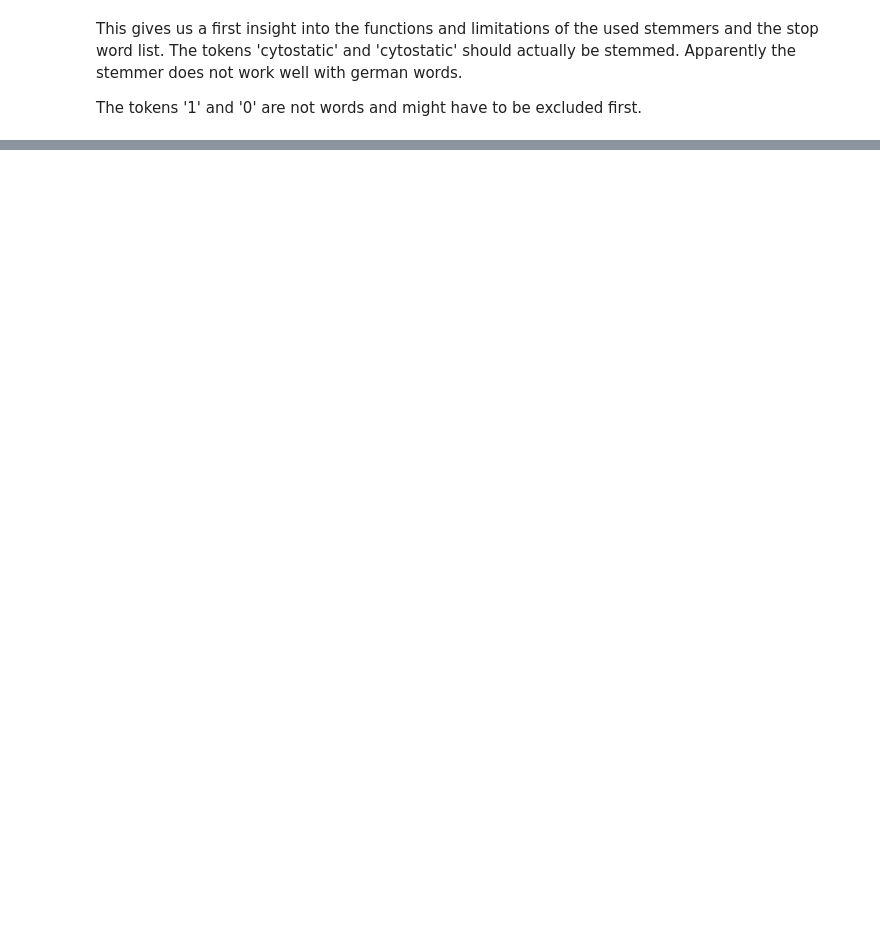
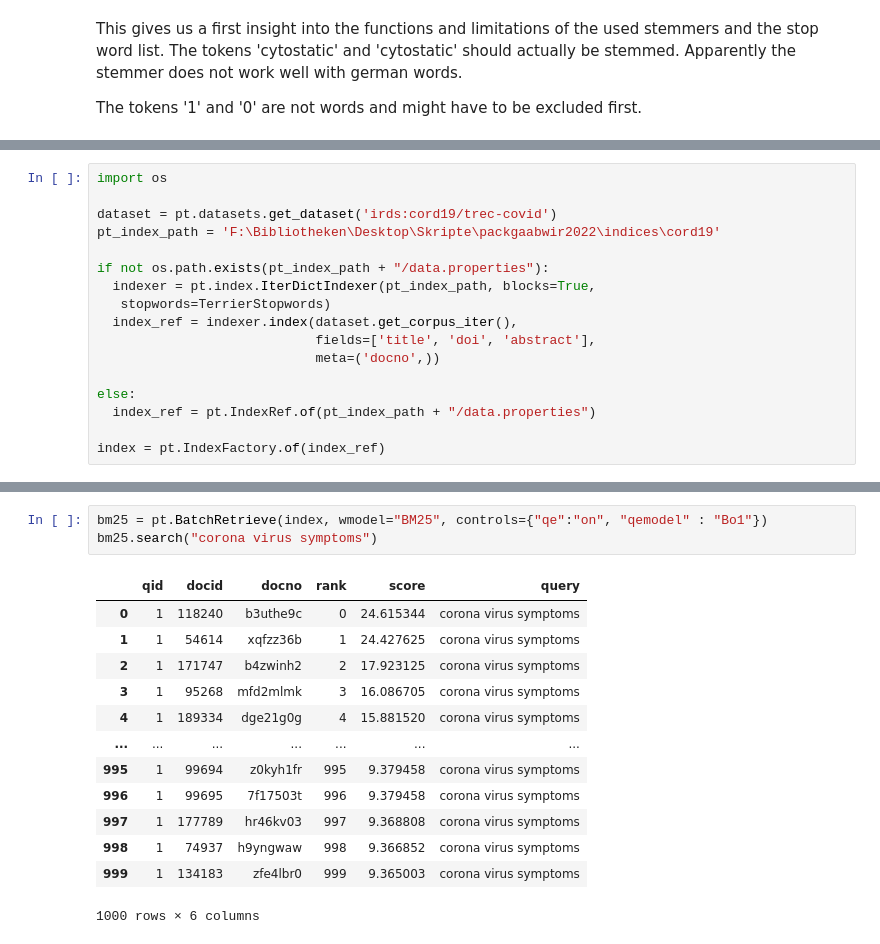
Before and after one commit to Trojan13/packgaabwir2022, a Jupyter notebook: WIR_WiSe2223.ipynb, the cells around one changed output, grey strips where cells are left out. Drawn from its saved outputs; the diff is of its cells as text; blank space fills up the shorter version.

```diff
--- a/WIR_WiSe2223.ipynb
+++ b/WIR_WiSe2223.ipynb
@@ -562,0 +557,17 @@ AttributeError: ignored
+# %%
+import os
+
+dataset = pt.datasets.get_dataset('irds:cord19/trec-covid')
+pt_index_path = 'F:\Bibliotheken\Desktop\Skripte\packgaabwir2022\indices\cord19'
+
+if not os.path.exists(pt_index_path + "/data.properties"):
+  indexer = pt.index.IterDictIndexer(pt_index_path, blocks=True,
+   stopwords=TerrierStopwords)
+  index_ref = indexer.index(dataset.get_corpus_iter(),
+                            fields=['title', 'doi', 'abstract'],
+                            meta=('docno',))
+
+else:
+  index_ref = pt.IndexRef.of(pt_index_path + "/data.properties")
+
+index = pt.IndexFactory.of(index_ref)
@@ -562,0 +590,17 @@ AttributeError: ignored
+# %%
+bm25 = pt.BatchRetrieve(index, wmodel="BM25", controls={"qe":"on", "qemodel" : "Bo1"})
+bm25.search("corona virus symptoms")
+# %% [output]
+|  | qid | docid | docno | rank | score | query |
+| 0 | 1 | 118240 | b3uthe9c | 0 | 24.615344 | corona virus symptoms |
+| 1 | 1 | 54614 | xqfzz36b | 1 | 24.427625 | corona virus symptoms |
+| 2 | 1 | 171747 | b4zwinh2 | 2 | 17.923125 | corona virus symptoms |
+| 3 | 1 | 95268 | mfd2mlmk | 3 | 16.086705 | corona virus symptoms |
+| 4 | 1 | 189334 | dge21g0g | 4 | 15.881520 | corona virus symptoms |
+| ... | ... | ... | ... | ... | ... | ... |
+| 995 | 1 | 99694 | z0kyh1fr | 995 | 9.379458 | corona virus symptoms |
+| 996 | 1 | 99695 | 7f17503t | 996 | 9.379458 | corona virus symptoms |
+| 997 | 1 | 177789 | hr46kv03 | 997 | 9.368808 | corona virus symptoms |
+| 998 | 1 | 74937 | h9yngwaw | 998 | 9.366852 | corona virus symptoms |
+| 999 | 1 | 134183 | zfe4lbr0 | 999 | 9.365003 | corona virus symptoms |
+1000 rows × 6 columns
```
Also changed, not shown: parts of 14 cells of this notebook, 8 other files.
